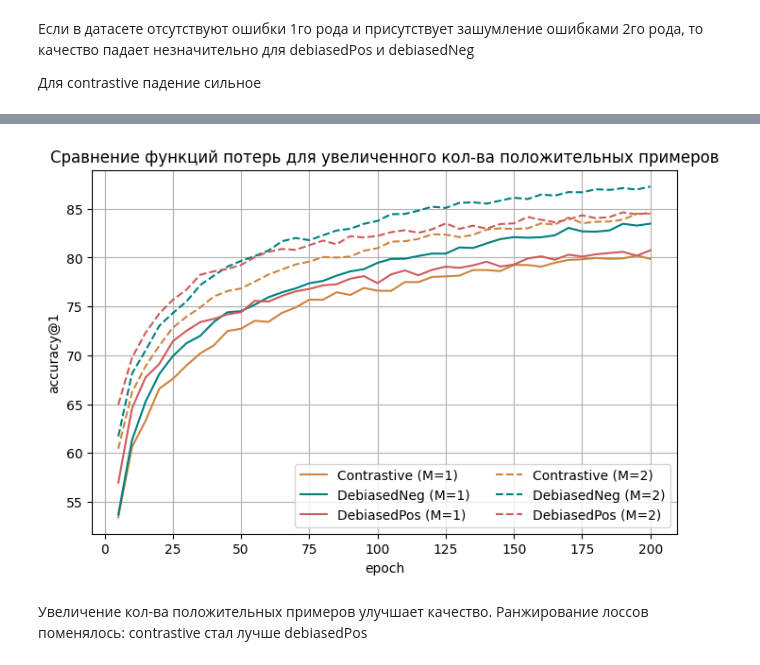
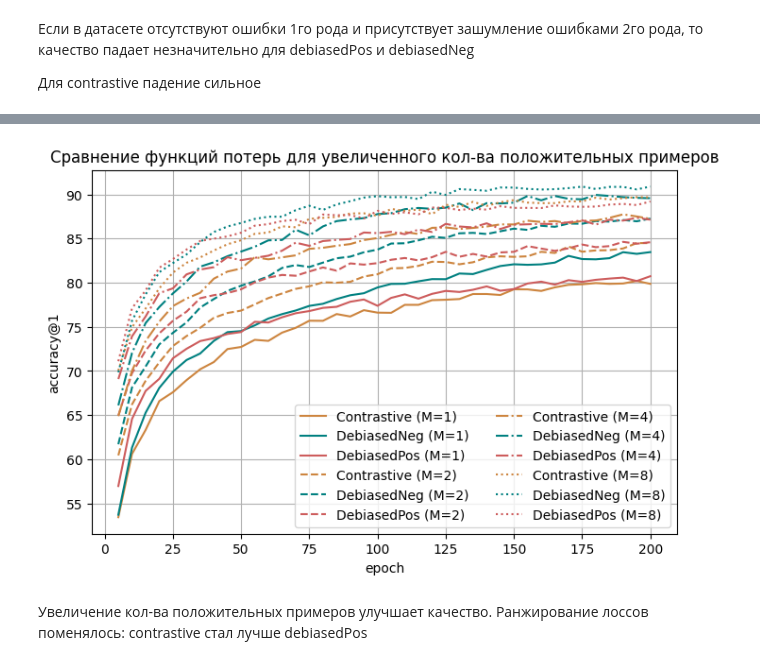
Before and after one commit to AsciiShell/hse_DCL_positive, a Jupyter notebook: plot_experiments.ipynb, the cells around one changed output, grey strips where cells are left out. Saved outputs shown, nothing was run; the diff lists cells and outputs as text; code cells hidden in the pictures.

```diff
--- a/plot_experiments.ipynb
+++ b/plot_experiments.ipynb
@@ -70,9 +126,11 @@ base_dict = {
     "drop_fn": False,
     "num_pos": 1,
     "tau_plus": 0.1,
+    "loss_neg_w": 0,
     "batch_size": 64,
     "m_agg_mode": "loss_combination",
     "noise_frac": 0,
+    "lr": 0.001,
 }
 x = exp_df.copy()
 for k, v in base_dict.items():
@@ -422,11 +529,11 @@ plt.show()
 Сравниваем все лоссы. Хотим убедиться, что увеличение M положительно влияет на качество. Хотим посмотреть, как изменится ранжирование лоссов при новом параметре.
 # %%
-new_dict = base_dict.copy()
-new_dict["num_pos"] = 2
+new_dict_2 = base_dict.copy()
+new_dict_2["num_pos"] = 2
 
 x = exp_df.copy()
-for k, v in new_dict.items():
+for k, v in new_dict_2.items():
     x = x[x[k] == v].copy()
-new_df = x.sort_values("loss").copy()
-new_df
+new_df_2 = x.sort_values("loss").copy()
+new_df_2
 # %% [output]
@@ -436,0 +544,9 @@ new_df
+# %%
+new_dict_4 = base_dict.copy()
+new_dict_4["num_pos"] = 4
+
+x = exp_df.copy()
+for k, v in new_dict_4.items():
+    x = x[x[k] == v].copy()
+new_df_4 = x.sort_values("loss").copy()
+new_df_4
@@ -436,0 +558,9 @@ new_df
+# %%
+new_dict_8 = base_dict.copy()
+new_dict_8["num_pos"] = 8
+
+x = exp_df.copy()
+for k, v in new_dict_8.items():
+    x = x[x[k] == v].copy()
+new_df_8 = x.sort_values("loss").copy()
+new_df_8
@@ -437,21 +572,30 @@ new_df
 # %%
 plt.figure(figsize=(8, 5))
 for i, row in base_df.iterrows():
     m = get_metrics(row["uuid"])
-    plt.plot(m["epoch"], m["loss/acc1"], label=row["loss"] + " (M=1)", color=colors_map[row["loss"]])
+    if len(m):
+        plt.plot(m["epoch"], m["loss/acc1"], label=row["loss"] + " (M=1)", color=colors_map[row["loss"]])
 
-for i, row in new_df.iterrows():
+for i, row in new_df_2.iterrows():
     m = get_metrics(row["uuid"])
     plt.plot(m["epoch"], m["loss/acc1"], label=row["loss"] + " (M=2)", color=colors_map[row["loss"]], linestyle="--")
+
+for i, row in new_df_4.iterrows():
+    m = get_metrics(row["uuid"])
+    plt.plot(m["epoch"], m["loss/acc1"], label=row["loss"] + " (M=4)", color=colors_map[row["loss"]], linestyle="-.")
+
+for i, row in new_df_8.iterrows():
+    m = get_metrics(row["uuid"])
+    plt.plot(m["epoch"], m["loss/acc1"], label=row["loss"] + " (M=8)", color=colors_map[row["loss"]], linestyle=":")
 
 plt.legend(ncol=2)
 plt.xlabel("epoch")
 plt.ylabel("accuracy@1")
 plt.title("Сравнение функций потерь для увеличенного кол-ва положительных примеров")
 plt.grid()
-plt.savefig('images/exp_base_vs_loss_combination2.png', bbox_inches='tight')
+plt.savefig("images/exp_base_vs_loss_combination24.png", bbox_inches="tight")
 plt.show()
 # %% [output]
-[figure, old version]
+[figure, new version]
 # %% [markdown]
 Увеличение кол-ва положительных примеров улучшает качество. Ранжирование лоссов поменялось: contrastive стал лучше debiasedPos
```
Also changed, not shown: parts of 59 cells of this notebook.
